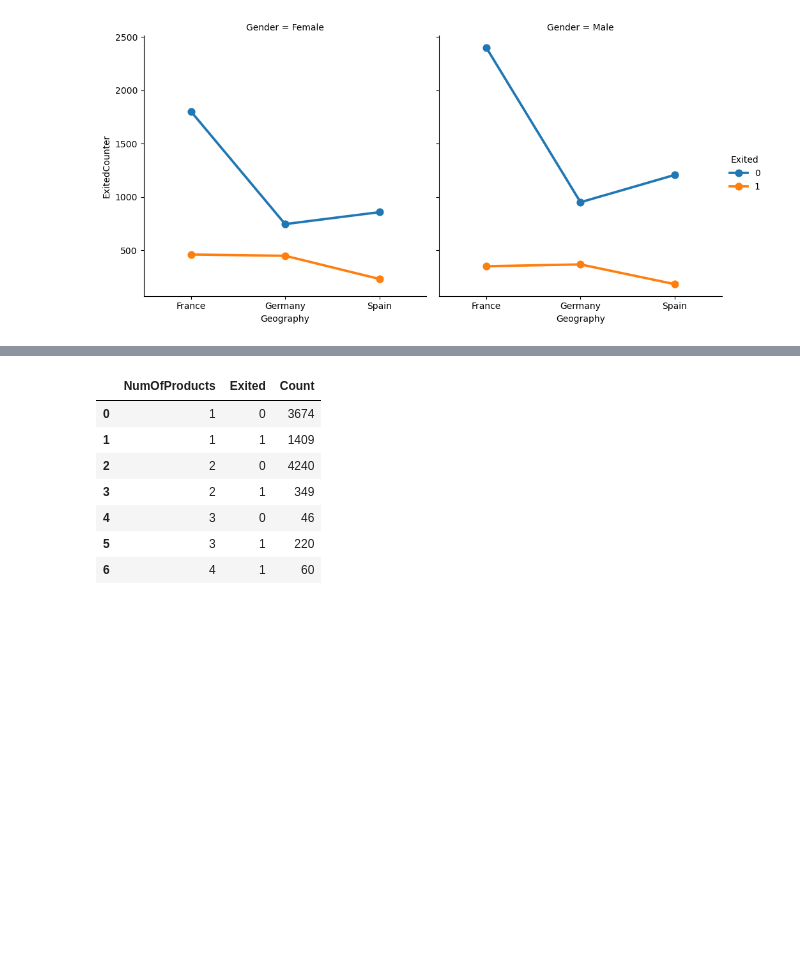
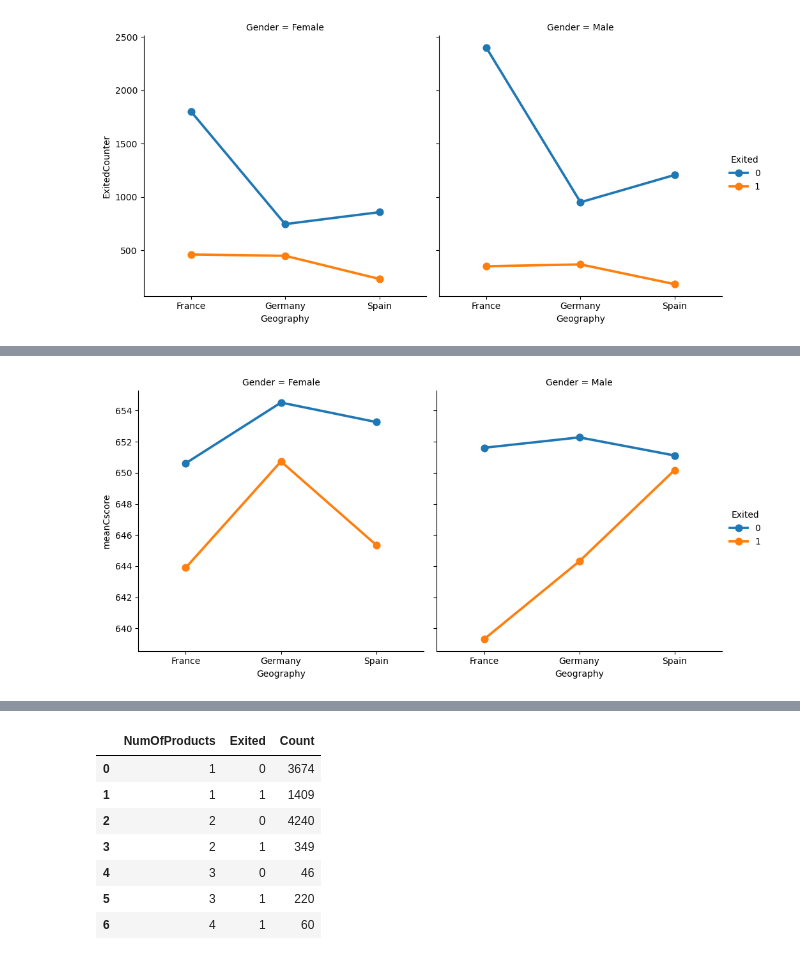
Before and after one commit to ChillLover/BankChurn, a Jupyter notebook: eda.ipynb, the cells around one changed output, grey strips where cells are left out. Saved outputs shown, nothing was run; the diff lists cells and outputs as text; code cells hidden in the pictures; blank space fills up the shorter version.

```diff
--- a/eda.ipynb
+++ b/eda.ipynb
@@ -212,3 +214,7 @@ sns.catplot(y=exited.ExitedCounter, x=exited.Geography, hue=exited.Exited, col=e
 plt.show()
 # %% [output]
 [figure]
+# %%
+CScore = data.groupby(['Geography', 'Gender', 'Exited']).agg(meanCscore=('CreditScore', 'mean')).reset_index()
+
+CScore
@@ -214,0 +235,5 @@ plt.show()
+# %%
+sns.catplot(y=CScore.meanCscore, x=CScore.Geography, hue=CScore.Exited, col=CScore.Gender, kind='point')
+plt.show()
+# %% [output]
+[figure, added]
```
Also changed, not shown: parts of 5 cells of this notebook.
